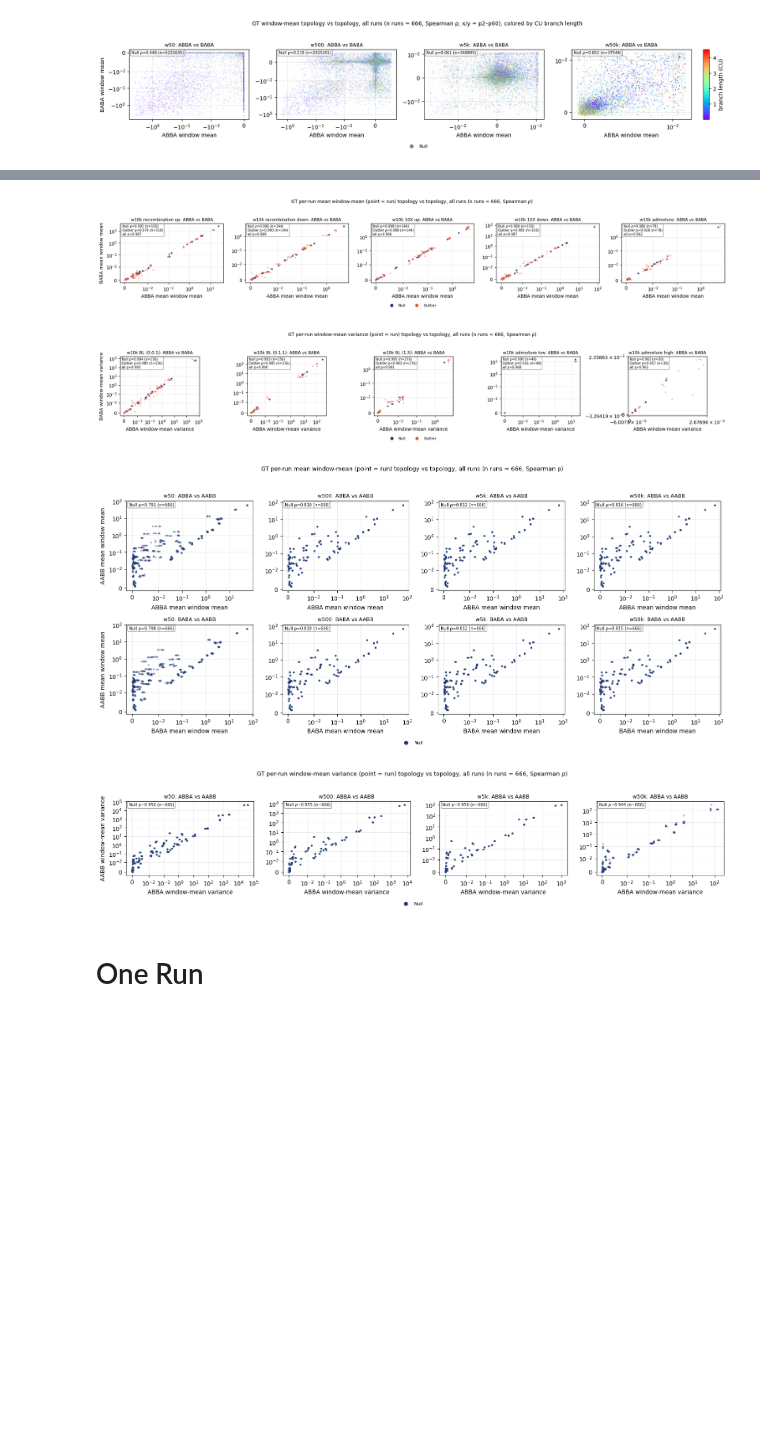
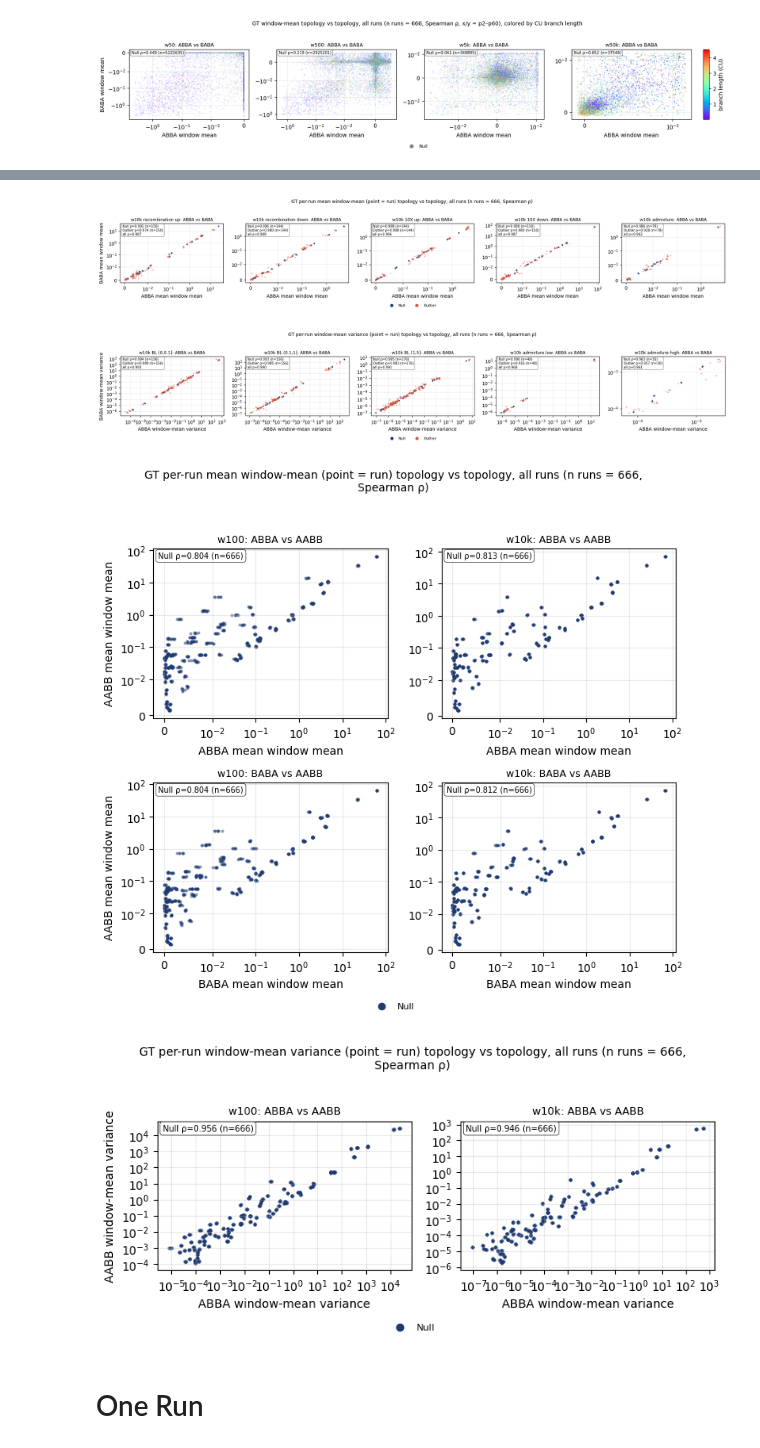
Before and after one commit to isaacangyu/phlag, a Jupyter notebook: bench/caster.ipynb, the cells around one changed output, grey strips where cells are left out. Drawn from its saved outputs; the diff is of its cells as text; code cells hidden in the pictures; blank space fills up the shorter version.

```diff
--- a/bench/caster.ipynb
+++ b/bench/caster.ipynb
@@ -102,16 +109,17 @@ cra.plot({**BASELINE, "-w": ["50", "500", "5k", "50k"]}, metrics=["topology_topo
 # %%
 w = ['10k']
 cra.plot({**BASELINE, "-w": w}, metrics=["topology_topology_means"], options={'logx': True, "topology": ["ABBA", "BABA"], "state": ["Null", "Outlier"]}, plot_type="scatter", agg=['merged_category']);
-cra.plot({**BASELINE, "-w": w}, metrics=["topology_topology_variances"], options={'logx': True, "topology": ["ABBA", "BABA"], "state": ["Null", "Outlier"]}, plot_type="scatter", agg=['x_bin']);
+cra.plot({**BASELINE, "-w": w}, metrics=["topology_topology_variances"], options={'logx': True, "linthresh": 1e-8, "topology": ["ABBA", "BABA"], "state": ["Null", "Outlier"]}, plot_type="scatter", agg=['x_bin']);
 # %% [output]
 [figure]
-[figure, old version]
+[figure, new version]
 # %%
-cra.plot({**BASELINE, "-w": ["50", "500", "5k", "50k"]}, metrics=["topology_topology_means"], options={'logx': True, "topology": ["AABB"], "state": "Null"}, plot_type="scatter");
-cra.plot({**BASELINE, "-w": ["50", "500", "5k", "50k"]}, metrics=["topology_topology_variances"], options={'logx': True, "topology": ["AABB", "ABBA"], "state": "Null"}, plot_type="scatter");
+w = ['100', '10k']
+cra.plot({**BASELINE, "-w": w}, metrics=["topology_topology_means"], options={'logx': True, "topology": ["AABB"], "state": "Null"}, plot_type="scatter");
+cra.plot({**BASELINE, "-w": w}, metrics=["topology_topology_variances"], options={'logx': True, "linthresh": 1e-8, "topology": ["AABB", "ABBA"], "state": "Null"}, plot_type="scatter");
 # %% [output]
-[figure, old version]
+[figure, new version]
-[figure, old version]
+[figure, new version]
 # %% [markdown]
 # One Run
 # %% [markdown]
```
Also changed, not shown: parts of 2 cells of this notebook, 11 other files.
